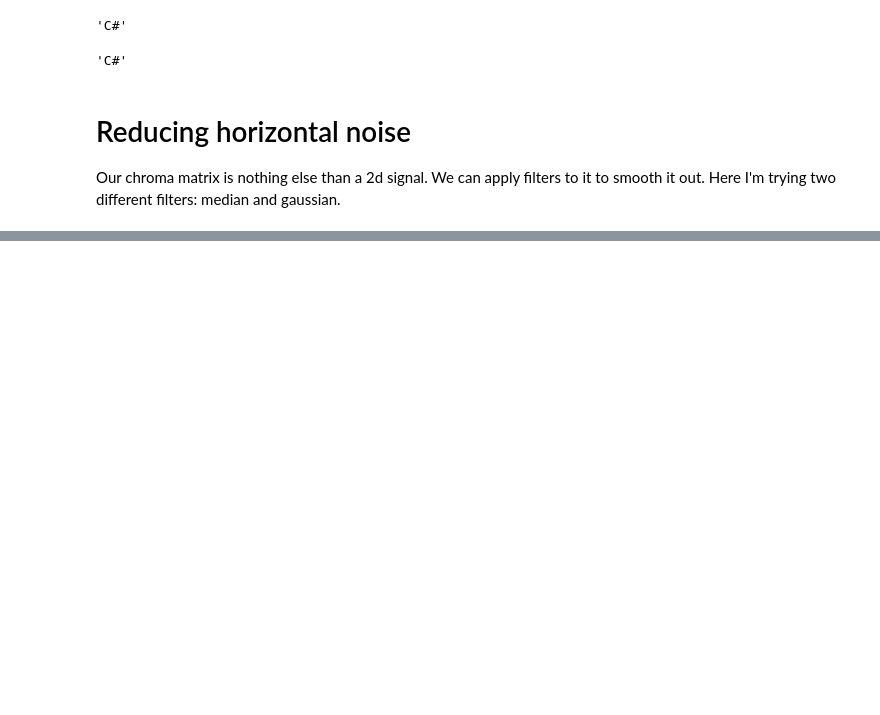
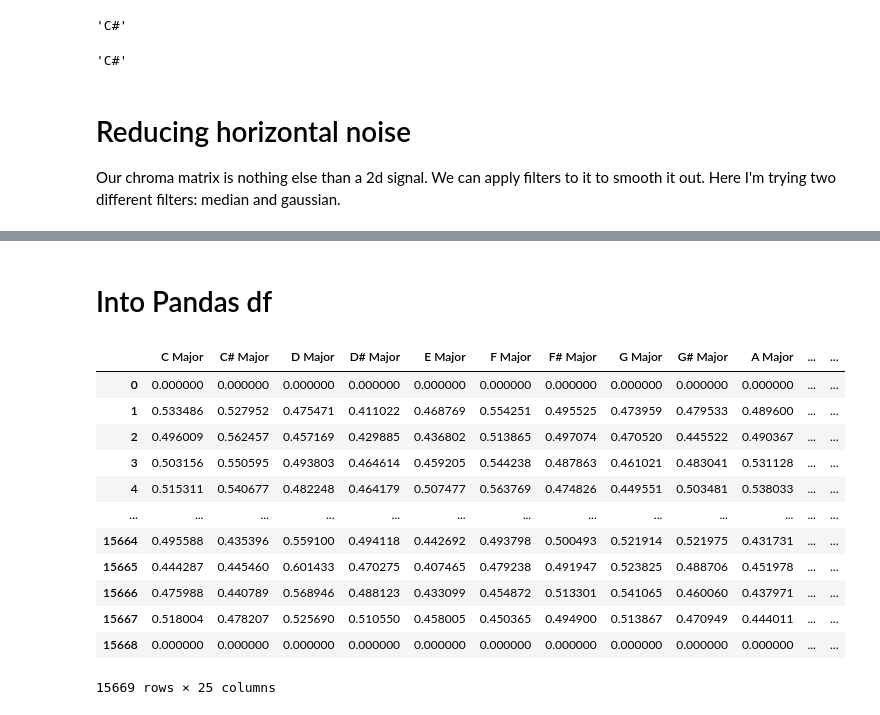
Before and after one commit to BacobaxUnitn/progetto_SIV, a Jupyter notebook: using_librosa.ipynb, the cells around one changed output, grey strips where cells are left out. Saved outputs shown, nothing was run; the diff lists cells and outputs as text; code cells hidden in the pictures; blank space fills up the shorter version.

```diff
--- a/using_librosa.ipynb
+++ b/using_librosa.ipynb
@@ -585,0 +384,6 @@ Playing: F, Notes: [65, 69, 72], Start: 358.35, End: 363.72
+# %%
+def similarity_scores(freq_array, chord_templates):
+    scores = {}
+    for chord_name, chord_template in chord_templates.items():
+        scores[chord_name] = cosine_similarity(freq_array, chord_template)
+    return scores
@@ -585,0 +422,10 @@ Playing: F, Notes: [65, 69, 72], Start: 358.35, End: 363.72
+# %%
+def chord_scores_list(chroma, chord_templates, n=6):
+    scores_list = []
+
+    for i in range(chroma.shape[1]):
+
+        scores = similarity_scores(chroma[:, i], chord_templates)
+        scores["time"] = index_to_time(i, sr, hop_size)
+        scores_list.append(scores)
+    return scores_list
@@ -585,0 +453,39 @@ Playing: F, Notes: [65, 69, 72], Start: 358.35, End: 363.72
+# %% [markdown]
+# Into Pandas df
+# %%
+import pandas as pd
+
+def create_chord_df(chroma, chord_templates):
+    scores_list = chord_scores_list(chroma, chord_templates)
+    return pd.DataFrame(scores_list)
+
+df = create_chord_df(chroma, chord_templates)
+sample_period = df.iloc[1]["time"] - df.iloc[0]["time"]
+# %%
+def filter_chord_df(df):
+
+    # Identify the chord score columns (excluding the time column)
+    chord_score_columns = df.columns[:-1]
+
+    # Create a mask to identify the first occurrence of consecutive duplicate rows (excluding the time column)
+    mask = df[chord_score_columns].ne(df[chord_score_columns].shift()).any(axis=1)
+
+    # Apply the mask to filter the DataFrame
+    return df[mask].reset_index(drop=True)
+# %%
+df = filter_chord_df(df)
+df
+# %% [output]
+|  | C Major | C# Major | D Major | D# Major | E Major | F Major | F# Major | G Major | G# Major | A Major | ... | ... |
+| 0 | 0.000000 | 0.000000 | 0.000000 | 0.000000 | 0.000000 | 0.000000 | 0.000000 | 0.000000 | 0.000000 | 0.000000 | ... | ... |
+| 1 | 0.533486 | 0.527952 | 0.475471 | 0.411022 | 0.468769 | 0.554251 | 0.495525 | 0.473959 | 0.479533 | 0.489600 | ... | ... |
+| 2 | 0.496009 | 0.562457 | 0.457169 | 0.429885 | 0.436802 | 0.513865 | 0.497074 | 0.470520 | 0.445522 | 0.490367 | ... | ... |
+| 3 | 0.503156 | 0.550595 | 0.493803 | 0.464614 | 0.459205 | 0.544238 | 0.487863 | 0.461021 | 0.483041 | 0.531128 | ... | ... |
+| 4 | 0.515311 | 0.540677 | 0.482248 | 0.464179 | 0.507477 | 0.563769 | 0.474826 | 0.449551 | 0.503481 | 0.538033 | ... | ... |
+| ... | ... | ... | ... | ... | ... | ... | ... | ... | ... | ... | ... | ... |
+| 15664 | 0.495588 | 0.435396 | 0.559100 | 0.494118 | 0.442692 | 0.493798 | 0.500493 | 0.521914 | 0.521975 | 0.431731 | ... | ... |
+| 15665 | 0.444287 | 0.445460 | 0.601433 | 0.470275 | 0.407465 | 0.479238 | 0.491947 | 0.523825 | 0.488706 | 0.451978 | ... | ... |
+| 15666 | 0.475988 | 0.440789 | 0.568946 | 0.488123 | 0.433099 | 0.454872 | 0.513301 | 0.541065 | 0.460060 | 0.437971 | ... | ... |
+| 15667 | 0.518004 | 0.478207 | 0.525690 | 0.510550 | 0.458005 | 0.450365 | 0.494900 | 0.513867 | 0.470949 | 0.444011 | ... | ... |
+| 15668 | 0.000000 | 0.000000 | 0.000000 | 0.000000 | 0.000000 | 0.000000 | 0.000000 | 0.000000 | 0.000000 | 0.000000 | ... | ... |
+15669 rows × 25 columns
```
Also changed, not shown: parts of 26 cells of this notebook.
